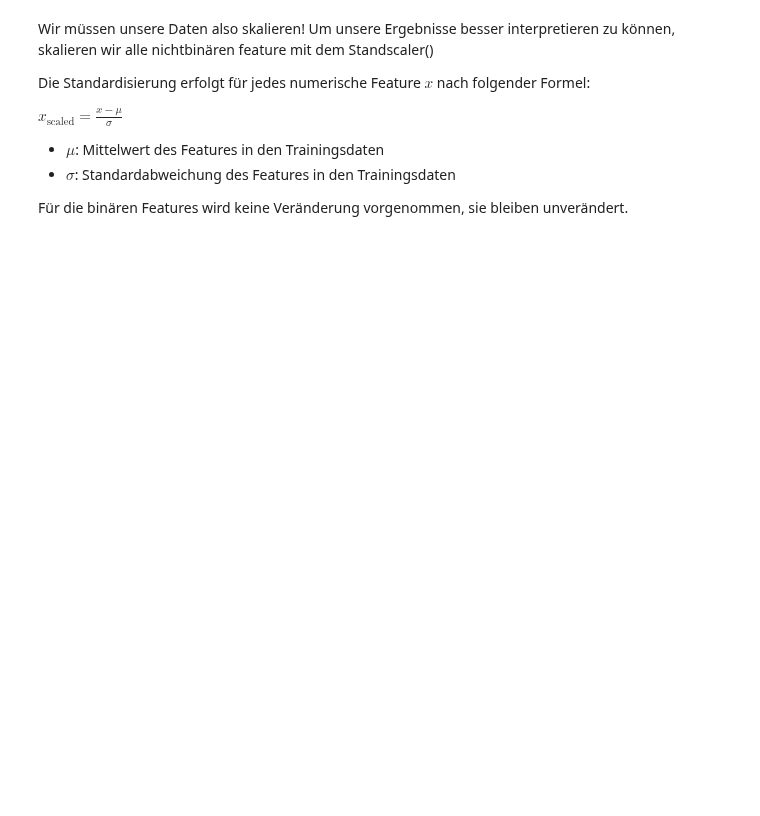
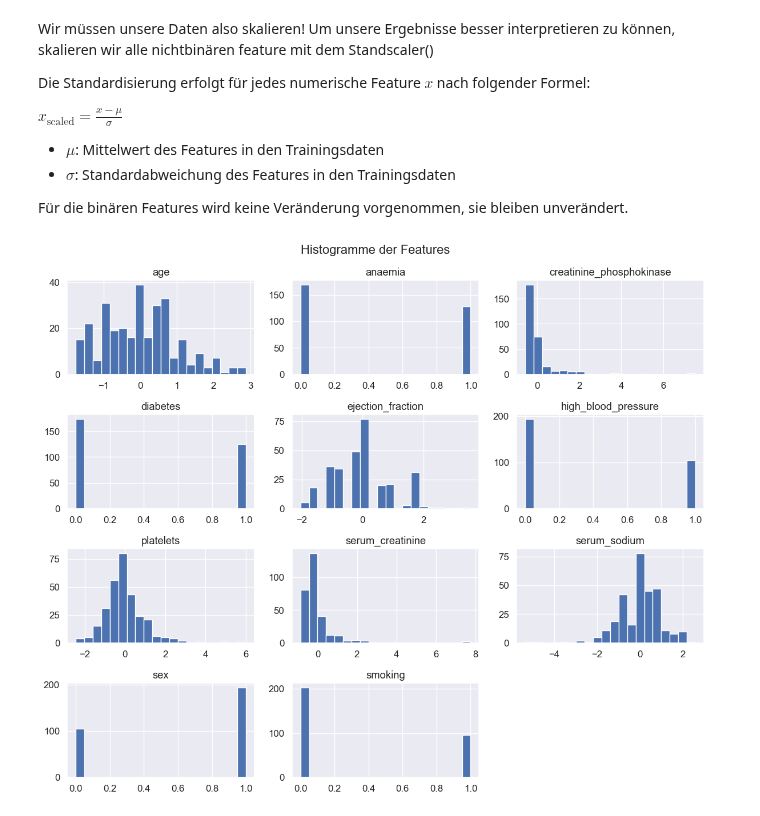
Before and after one commit to FelixFritz02/MasterKL, a Jupyter notebook: AI Numerics/Data Challenge/preprocessing.ipynb, the cells around one changed output. Cells and saved outputs as stored; diff of their text form; code cells hidden in the pictures; blank space fills up the shorter version.

```diff
--- a/AI Numerics/Data Challenge/preprocessing.ipynb
+++ b/AI Numerics/Data Challenge/preprocessing.ipynb
@@ -163,8 +140,14 @@ Für die binären Features wird keine Veränderung vorgenommen, sie bleiben unve
 # %%
 from sklearn.preprocessing import StandardScaler
 
 cols_to_scale = ['age', 'creatinine_phosphokinase',
        'ejection_fraction', 'platelets',
        'serum_creatinine', 'serum_sodium']
 scaler = StandardScaler()
 X[cols_to_scale] = scaler.fit_transform(X[cols_to_scale])
+X.hist(bins=20, figsize=(12, 10))
+plt.suptitle("Histogramme der Features")
+plt.tight_layout()
+plt.show()
+# %% [output]
+[figure, added]
```
Also changed, not shown: parts of 4 cells of this notebook.
